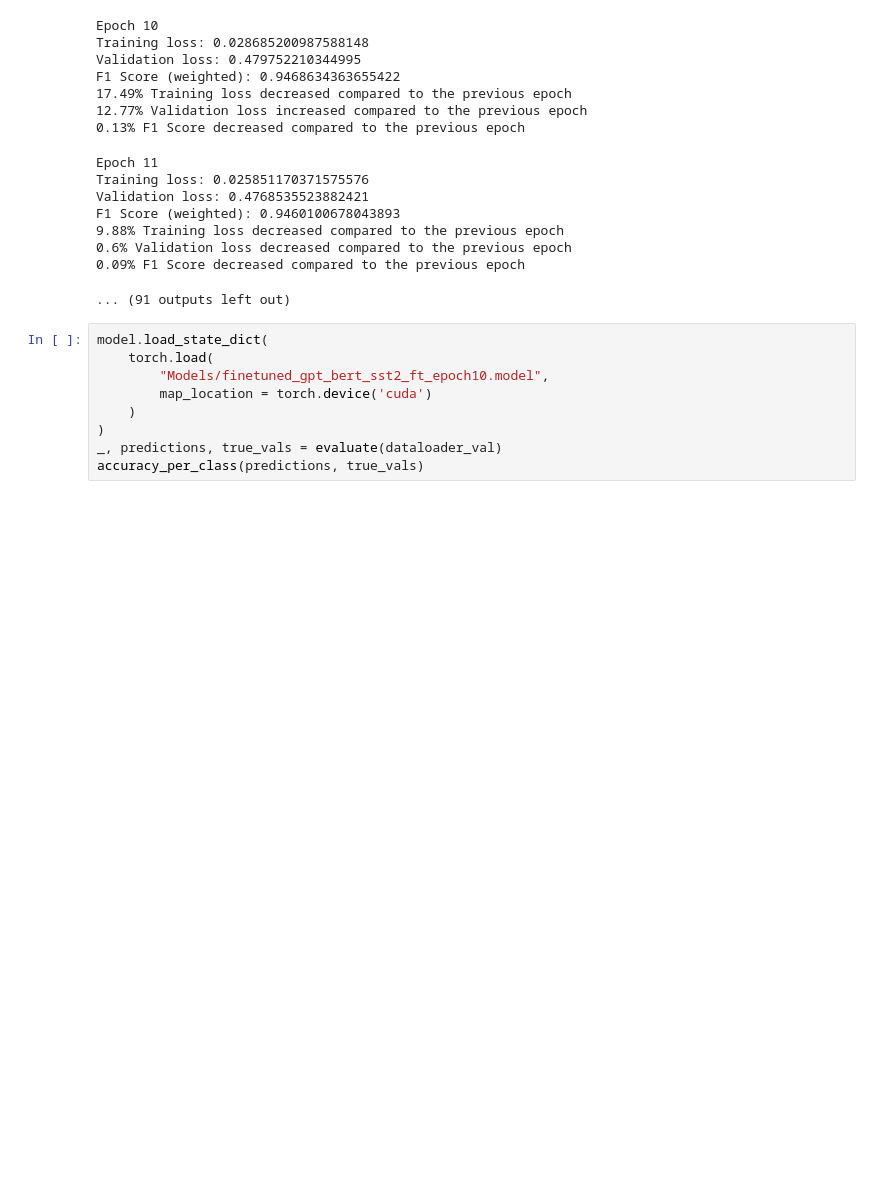
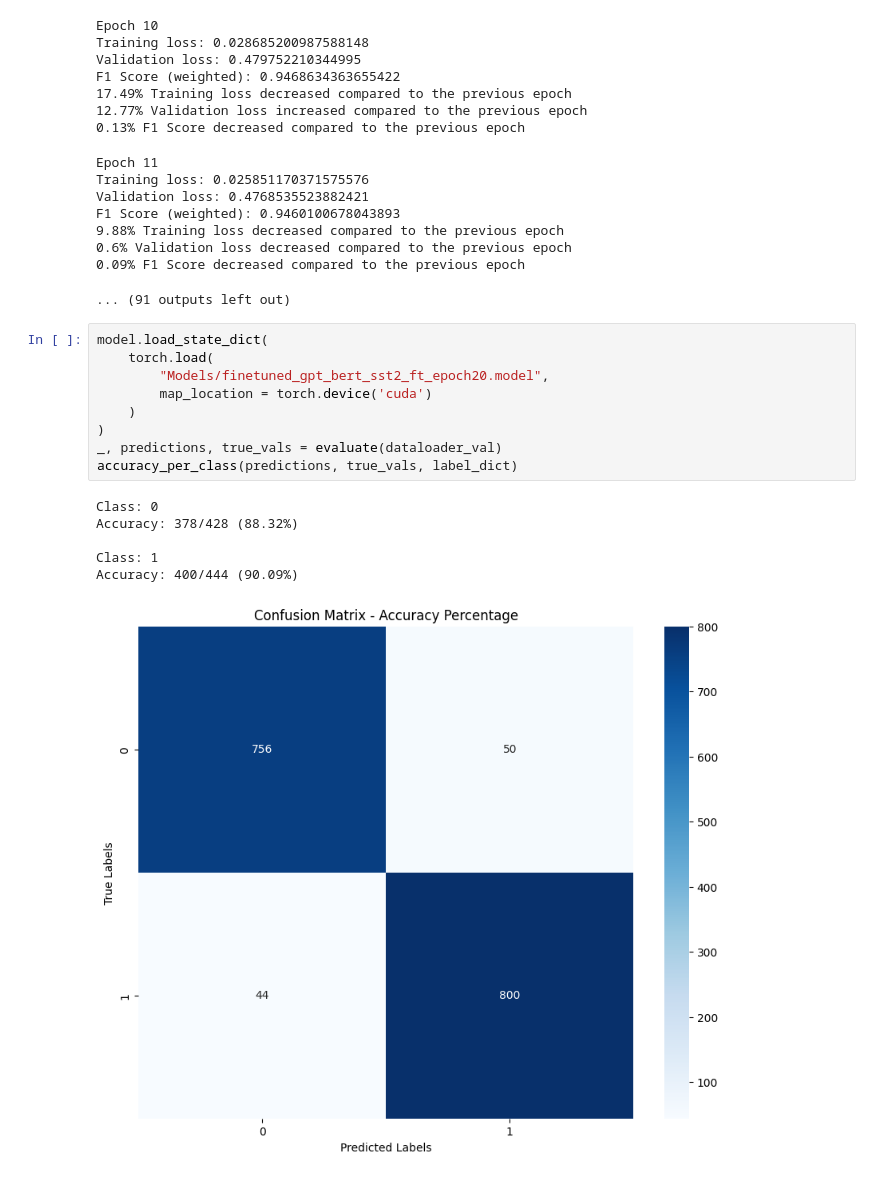
Before and after one commit to Bashara-aina/NLP_Research, a Jupyter notebook: GPT/GPT-BERT-small-earlystop-l1l2-trial exception_sst2-Copy1.ipynb, the cells around one changed output. Cells and saved outputs as stored; diff of their text form; blank space fills up the shorter version.

```diff
--- a/GPT/GPT-BERT-small-earlystop-l1l2-trial exception_sst2-Copy1.ipynb
+++ b/GPT/GPT-BERT-small-earlystop-l1l2-trial exception_sst2-Copy1.ipynb
@@ -716,9 +716,16 @@ F1 Score (weighted): 0.9460100678043893
 # %%
 model.load_state_dict(
     torch.load(
-        "Models/finetuned_gpt_bert_sst2_ft_epoch10.model",
+        "Models/finetuned_gpt_bert_sst2_ft_epoch20.model",
         map_location = torch.device('cuda')
     )
 )
 _, predictions, true_vals = evaluate(dataloader_val)
-accuracy_per_class(predictions, true_vals)
+accuracy_per_class(predictions, true_vals, label_dict)
+# %% [output]
+Class: 0
+Accuracy: 378/428 (88.32%)
+
+Class: 1
+Accuracy: 400/444 (90.09%)
+[figure, added]
```
